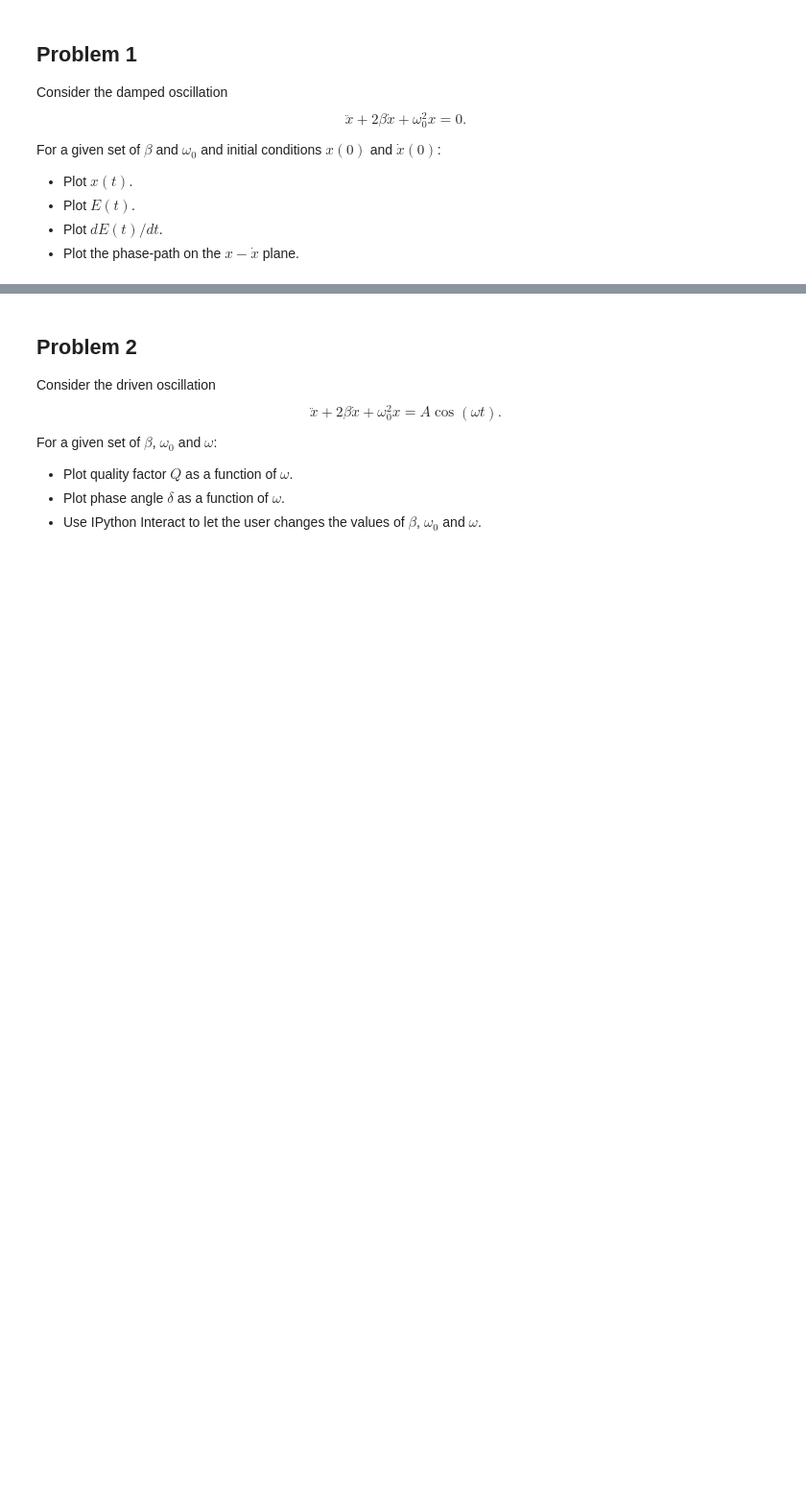
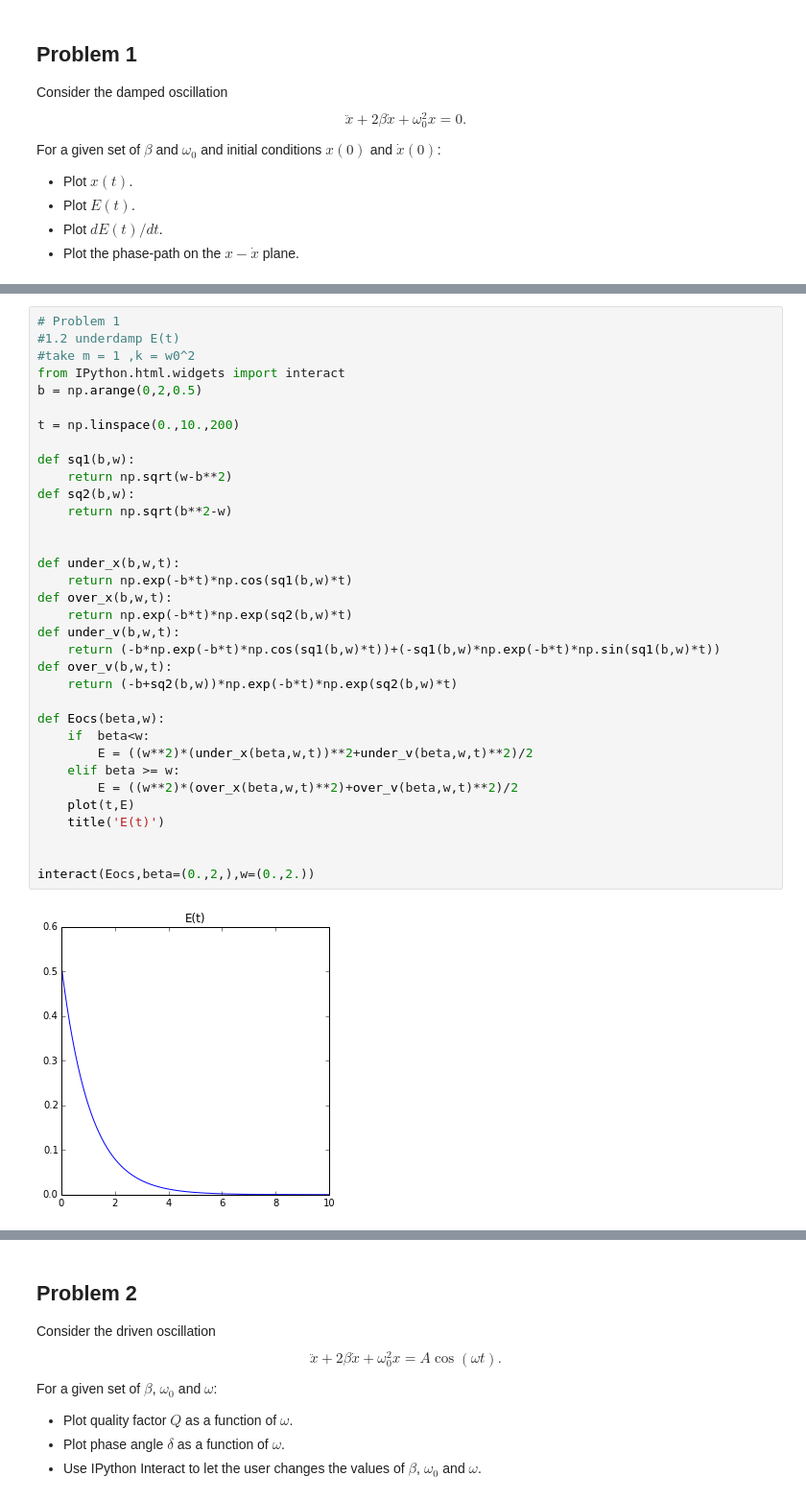
Before and after one commit to pcchen/NTHU10320PHYS290000, a Jupyter notebook: student/102022171/Homework5.ipynb, the cells around one changed output, grey strips where cells are left out. Shown at 96% size. Drawn from its saved outputs; the diff is of its cells as text; blank space fills up the shorter version.

```diff
--- a/student/102022171/Homework5.ipynb
+++ b/student/102022171/Homework5.ipynb
@@ -17,0 +172,36 @@ For a given set of $\beta$ and $\omega_0$ and initial conditions $x(0)$ and $\do
+# %%
+# Problem 1
+#1.2 underdamp E(t)
+#take m = 1 ,k = w0^2
+from IPython.html.widgets import interact
+b = np.arange(0,2,0.5)
+
+t = np.linspace(0.,10.,200)
+
+def sq1(b,w):
+    return np.sqrt(w-b**2)
+def sq2(b,w):
+    return np.sqrt(b**2-w)
+
+
+def under_x(b,w,t):
+    return np.exp(-b*t)*np.cos(sq1(b,w)*t)
+def over_x(b,w,t):
+    return np.exp(-b*t)*np.exp(sq2(b,w)*t)
+def under_v(b,w,t):
+    return (-b*np.exp(-b*t)*np.cos(sq1(b,w)*t))+(-sq1(b,w)*np.exp(-b*t)*np.sin(sq1(b,w)*t))
+def over_v(b,w,t):
+    return (-b+sq2(b,w))*np.exp(-b*t)*np.exp(sq2(b,w)*t)
+
+def Eocs(beta,w):
+    if  beta<w:
+        E = ((w**2)*(under_x(beta,w,t))**2+under_v(beta,w,t)**2)/2
+    elif beta >= w:
+        E = ((w**2)*(over_x(beta,w,t)**2)+over_v(beta,w,t)**2)/2
+    plot(t,E)
+    title('E(t)')
+
+
+interact(Eocs,beta=(0.,2,),w=(0.,2.))
+# %% [output]
+[figure, added]
```
Also changed, not shown: parts of 17 cells of this notebook.
